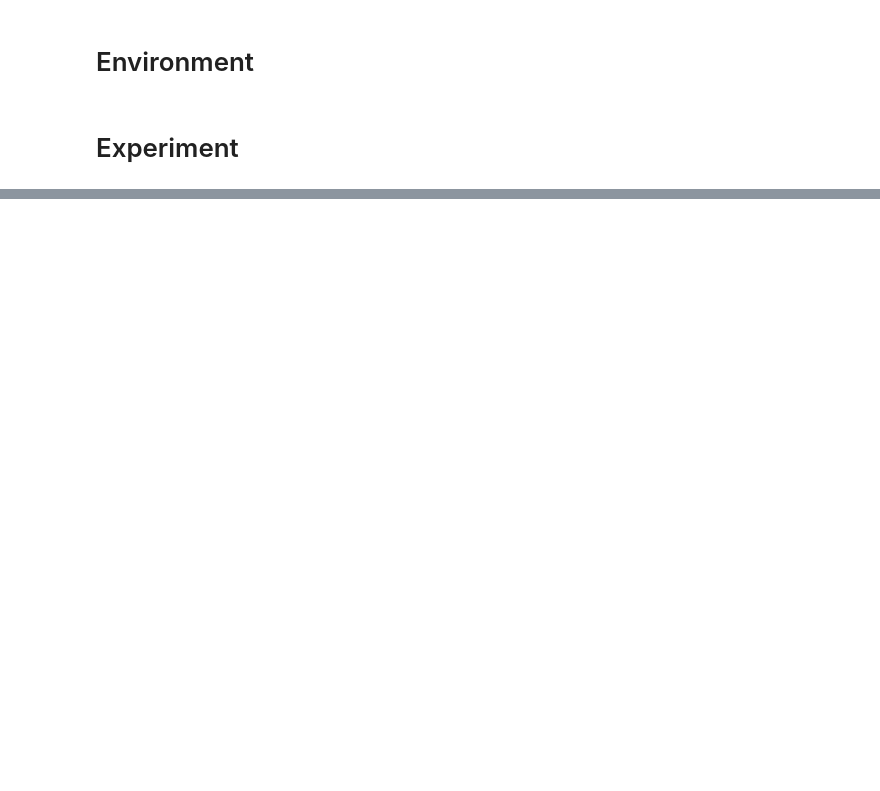
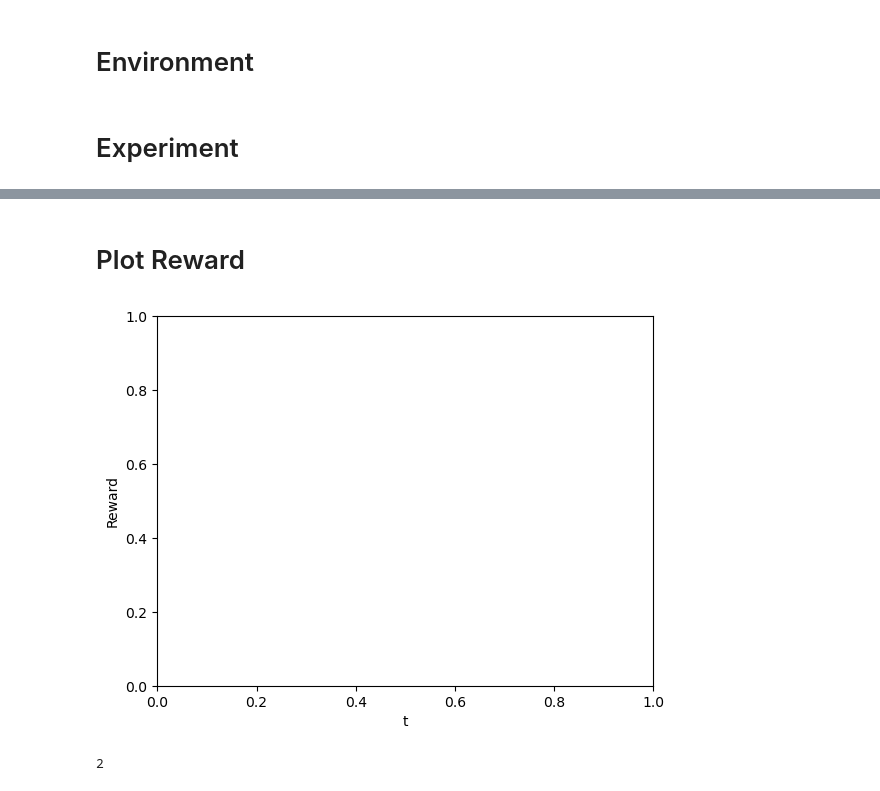
Before and after one commit to MatteoPancini/Online-Pricing-and-Advertising-Optimization-Project, a Jupyter notebook: Project-Pricing-Advertising-2022-2023/Advertising_Step2.ipynb, the cells around one changed output, grey strips where cells are left out. Cells and saved outputs as stored; diff of their text form; code cells hidden in the pictures; blank space fills up the shorter version.

Commit message:
reward adv2

```diff
--- a/Project-Pricing-Advertising-2022-2023/Advertising_Step2.ipynb
+++ b/Project-Pricing-Advertising-2022-2023/Advertising_Step2.ipynb
@@ -111,0 +108,15 @@ plt.show()
+# %% [markdown]
+# Plot Reward
+# %%
+plt.figure(1)
+plt.ylabel("Reward")
+plt.xlabel("t")
+leg = "GPTS Learner"
+maxes = []
+opt_line = np.ones(shape=1) * optimum_bid[1]
+# %% [output]
+[figure, added]
+# %%
+len(gpts_rewards_per_experiment)
+# %% [output]
+2
```
Also changed, not shown: parts of 6 cells of this notebook, 2 other files.
